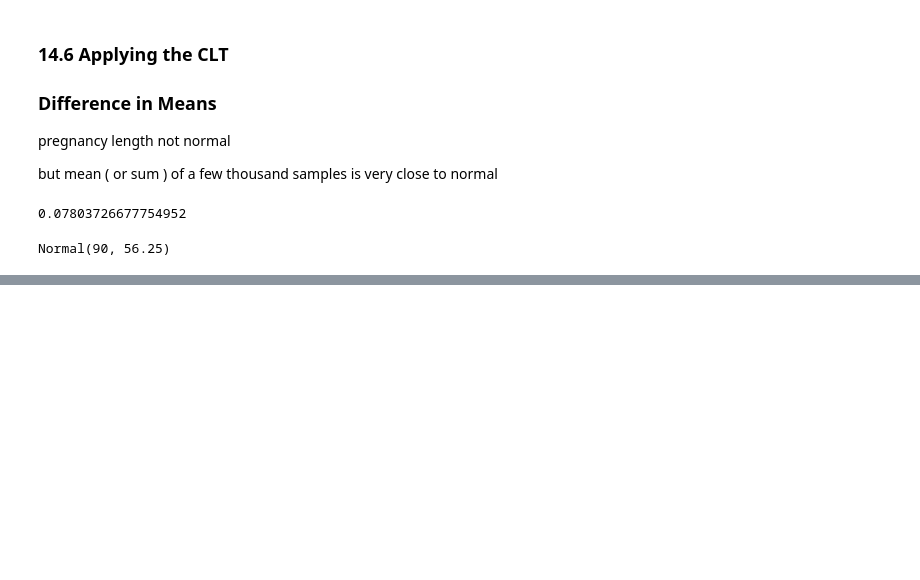
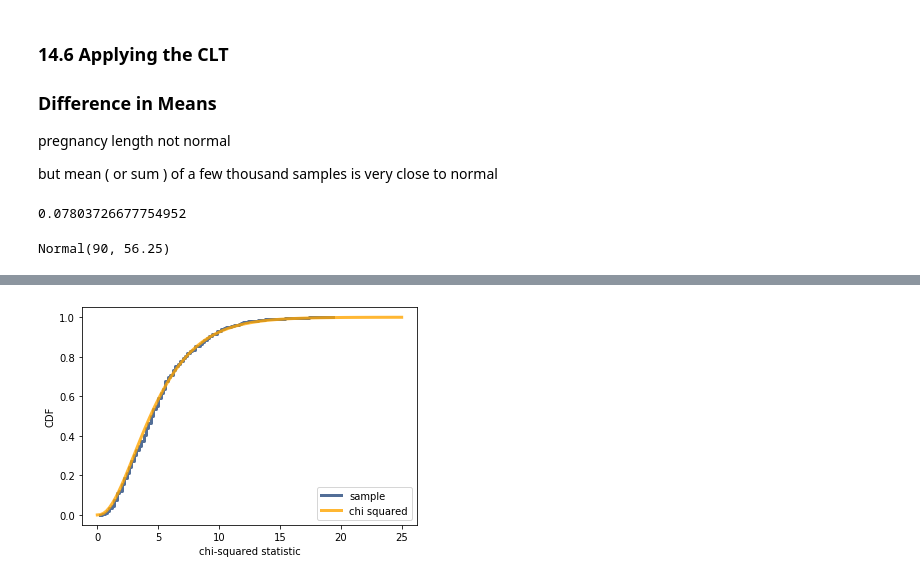
Before and after one commit to Svensone/ThinkStats2-Study, a Jupyter notebook: code/1 Ch. 14 Analytic Models.ipynb, the cells around one changed output, grey strips where cells are left out. Saved outputs shown, nothing was run; the diff lists cells and outputs as text; code cells hidden in the pictures; blank space fills up the shorter version.

```diff
--- a/code/1 Ch. 14 Analytic Models.ipynb
+++ b/code/1 Ch. 14 Analytic Models.ipynb
@@ -179,0 +252,35 @@ Normal(90, 56.25)
+# %%
+def ChiSquaredCdf(n):
+    """Discrete approximation of the chi-squared CDF with df=n-1.
+
+    n: sample size
+    df: degree of freedom (sometimes hard to get)
+
+    returns: Cdf
+    """
+    xs = np.linspace(0, 25, 101)
+    ps = scipy.stats.chi2.cdf(xs, df=n-1)
+    return thinkstats2.Cdf(xs, ps)
+# %%
+# confirm analytic test with results from simulation
+
+# 1) crooked dice test (from previous chapter)
+data = [8, 9, 19, 5, 8, 11] # number of times 1, 2, 3, etc comes up
+dt = hypothesis.DiceChiTest(data)
+p_value = dt.PValue(iters=1000)
+n, chi2, cdf = len(data), dt.actual, dt.test_cdf
+
+thinkplot.Cdf(cdf, label='sample')
+
+# 2) analytic model
+model = ChiSquaredCdf(n)
+thinkplot.Plot(model.xs, model.ps,
+               label = 'chi squared', alpha=0.8,
+               color='orange')
+
+
+thinkplot.Config(xlabel='chi-squared statistic',
+                 ylabel='CDF',
+                 loc='lower right')
+# %% [output]
+[figure, added]
```
Also changed, not shown: parts of 6 cells of this notebook.
